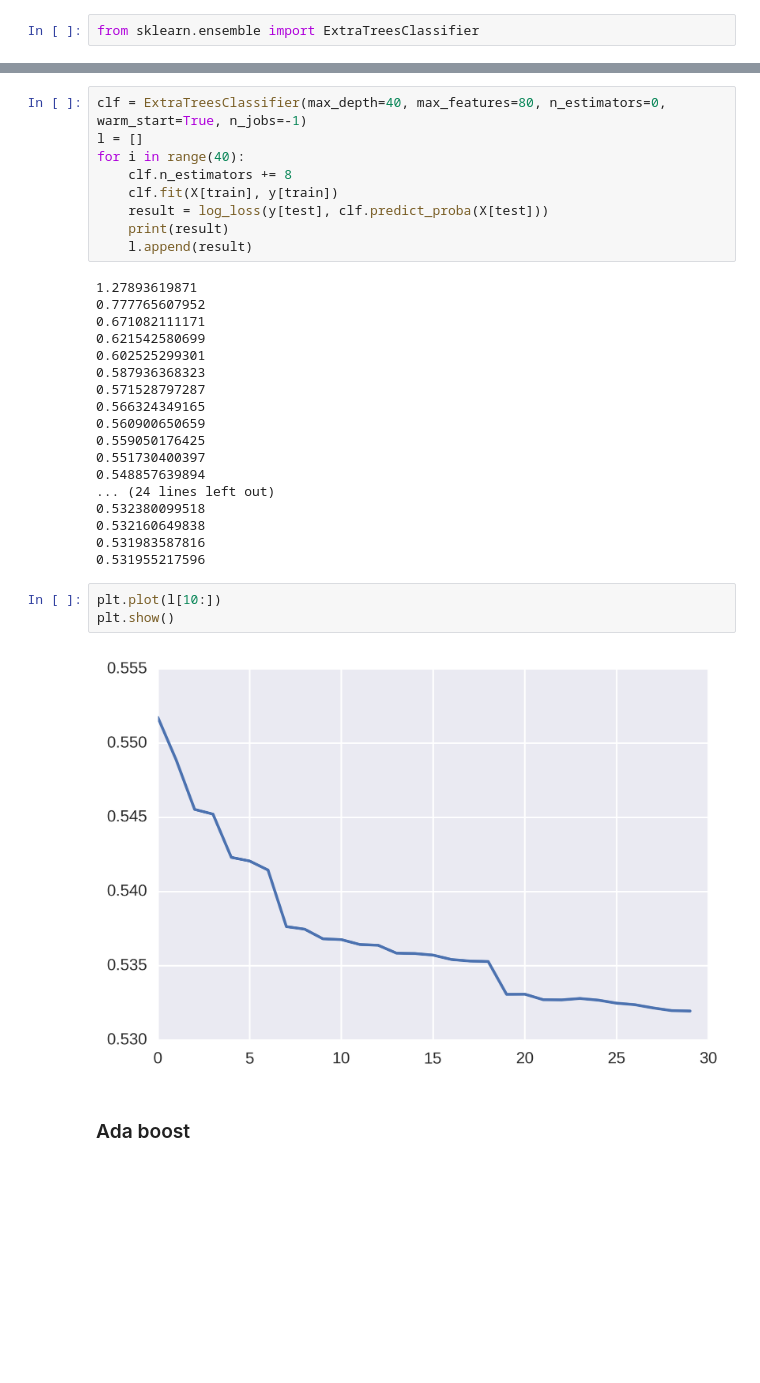
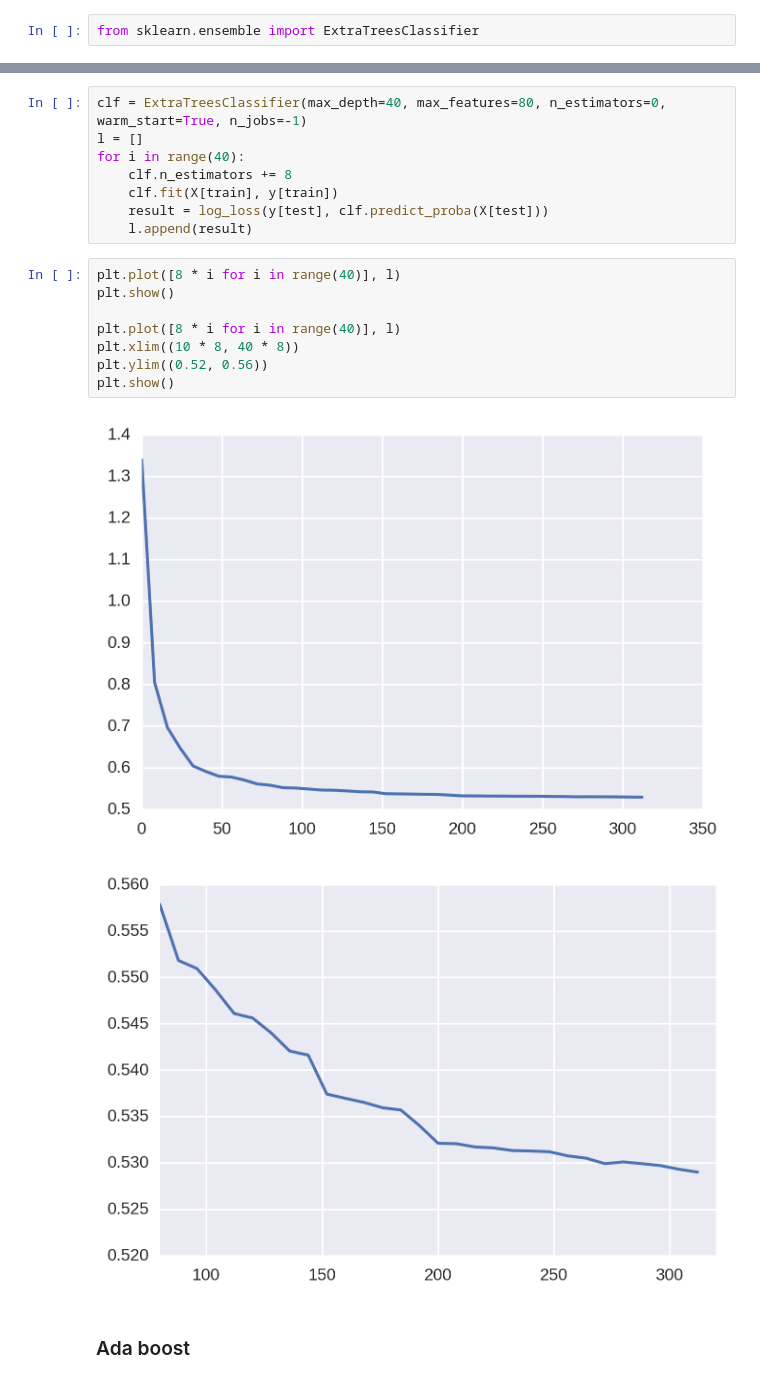
Before and after one commit to Egor-Krivov/ml, a Jupyter notebook: product_classification/models.ipynb, the cells around one changed output, grey strips where cells are left out. Saved outputs shown, nothing was run; the diff lists cells and outputs as text; blank space fills up the shorter version.

```diff
--- a/product_classification/models.ipynb
+++ b/product_classification/models.ipynb
@@ -464,31 +420,18 @@ for i in range(40):
     clf.n_estimators += 8
     clf.fit(X[train], y[train])
     result = log_loss(y[test], clf.predict_proba(X[test]))
-    print(result)
     l.append(result)
-# %% [output]
-1.27893619871
-0.777765607952
-0.671082111171
-0.621542580699
-0.602525299301
-0.587936368323
-0.571528797287
-0.566324349165
-0.560900650659
-0.559050176425
-0.551730400397
-0.548857639894
-... (24 lines left out)
-0.532380099518
-0.532160649838
-0.531983587816
-0.531955217596
-# %%
-plt.plot(l[10:])
-plt.show()
-# %% [output]
-[figure, removed]
+# %%
+plt.plot([8 * i for i in range(40)], l)
+plt.show()
+
+plt.plot([8 * i for i in range(40)], l)
+plt.xlim((10 * 8, 40 * 8))
+plt.ylim((0.52, 0.56))
+plt.show()
+# %% [output]
+[figure, added]
+[figure, added]
 # %% [markdown]
 ### Ada boost
 # %%
```
Also changed, not shown: parts of 51 cells of this notebook.
